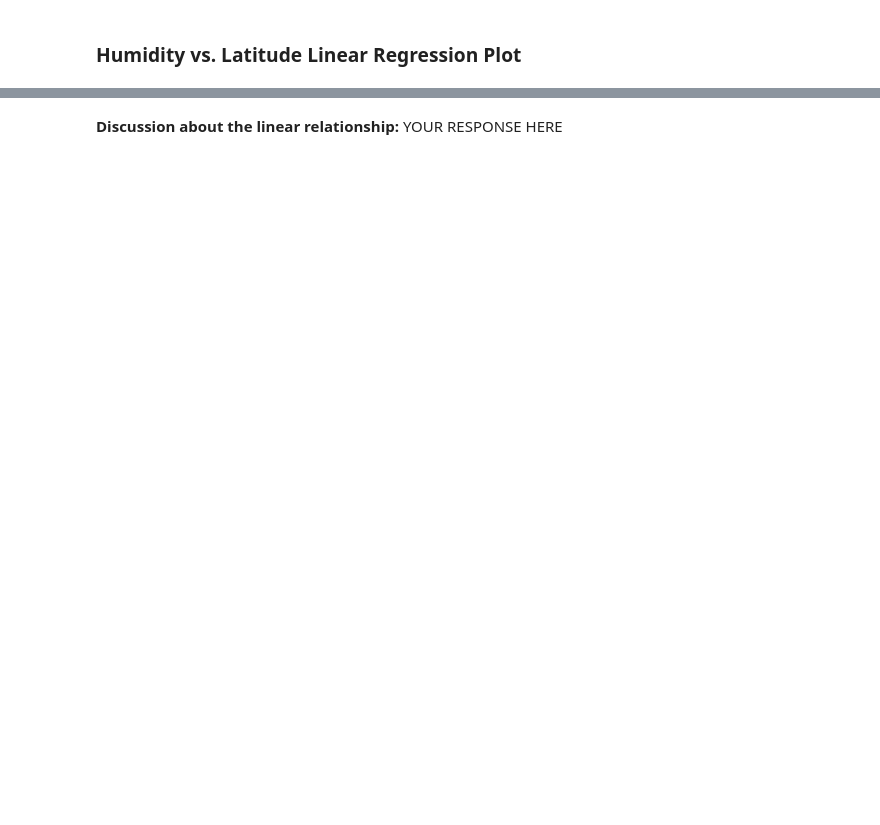
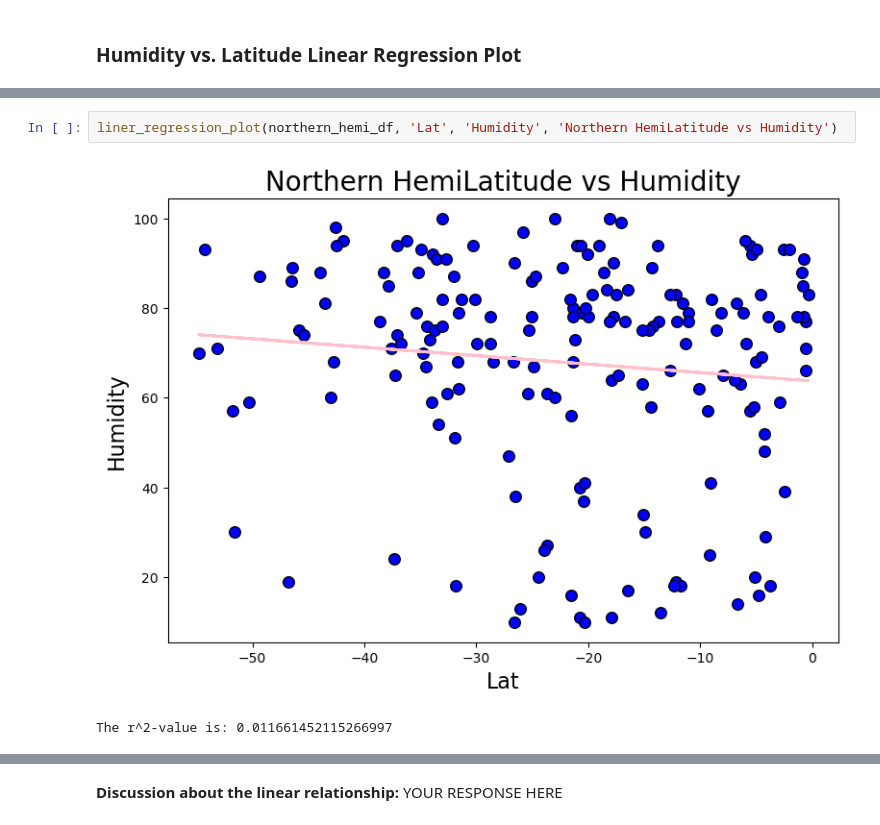
Before and after one commit to McKinnonJulia/python-api-challenge, a Jupyter notebook: WeatherPy.ipynb, the cells around one changed output, grey strips where cells are left out. Saved outputs shown, nothing was run; the diff lists cells and outputs as text; blank space fills up the shorter version.

```diff
--- a/WeatherPy.ipynb
+++ b/WeatherPy.ipynb
@@ -688,0 +536,5 @@ The r^2-value is: 0.00014367159540169783
+# %%
+liner_regression_plot(northern_hemi_df, 'Lat', 'Humidity', 'Northern HemiLatitude vs Humidity')
+# %% [output]
+[figure, added]
+The r^2-value is: 0.011661452115266997
```
Also changed, not shown: parts of 42 cells of this notebook, 13 other files.
